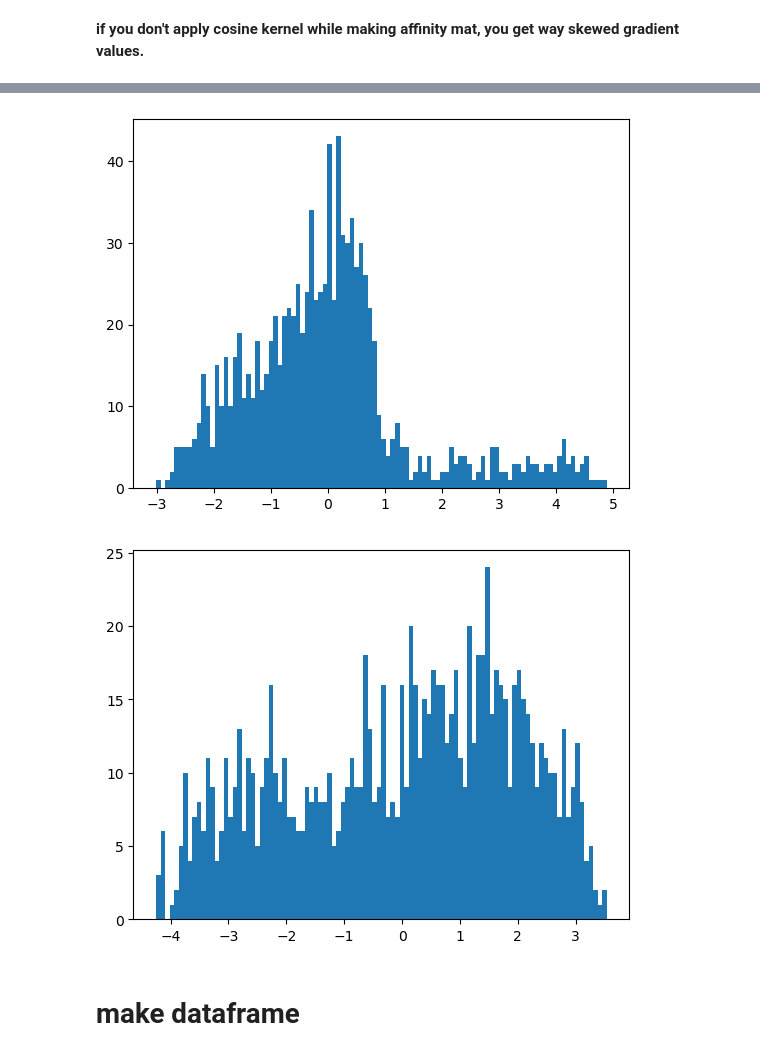
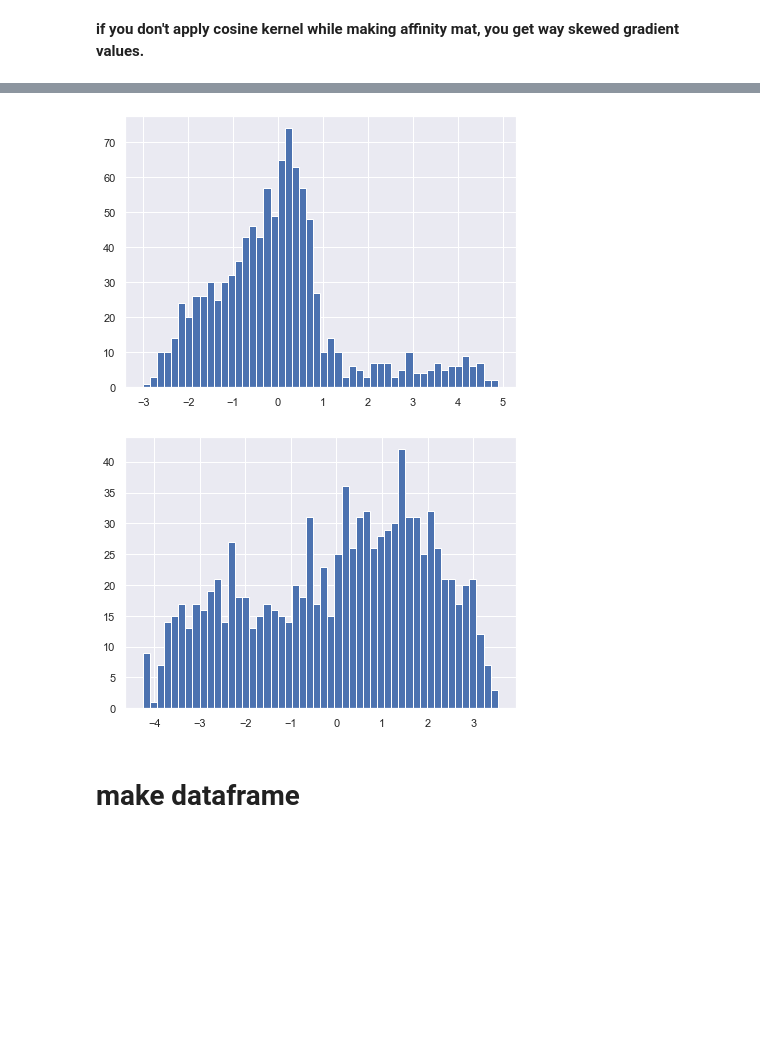
Before and after one commit to qniksefat/gradient-notebooks, a Jupyter notebook: large-manifold-nbs/2-gradients.ipynb, the cells around one changed output, grey strips where cells are left out. Cells and saved outputs as stored; diff of their text form; code cells hidden in the pictures; blank space fills up the shorter version.

```diff
--- a/large-manifold-nbs/2-gradients.ipynb
+++ b/large-manifold-nbs/2-gradients.ipynb
@@ -0,0 +45,2 @@
+# %%
+sns.set(style='white', context='notebook',rc={'figure.figsize': (7, 5)})
@@ -40,11 +100,11 @@ np.stack(g.aligned_).shape
 # %%
-plt.hist(g.aligned_[0][:, 0], bins=100) # grad1
+plt.hist(g.aligned_[0][:, 0], bins=50) # grad1
 plt.show()
-plt.hist(g.aligned_[0][:, 1], bins=100) # grad2
+plt.hist(g.aligned_[0][:, 1], bins=50) # grad2
 plt.show()
 # %% [output]
-[figure, old version]
+[figure, new version]
-[figure, old version]
+[figure, new version]
 # %% [markdown]
 # make dataframe
 # %%
```
Also changed, not shown: parts of 34 cells of this notebook.
